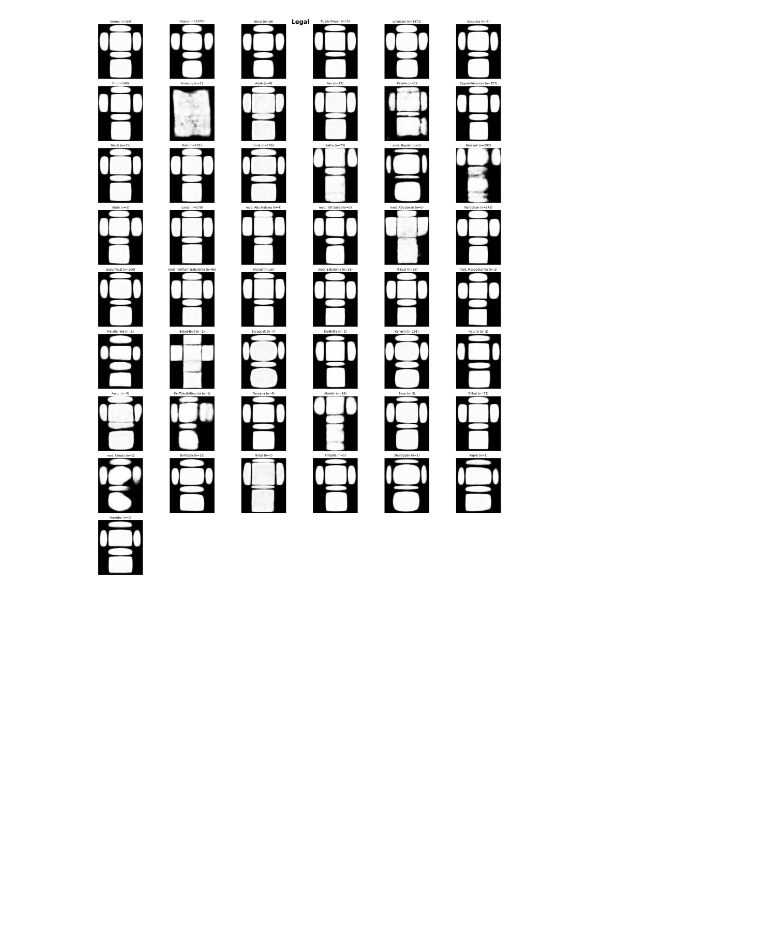
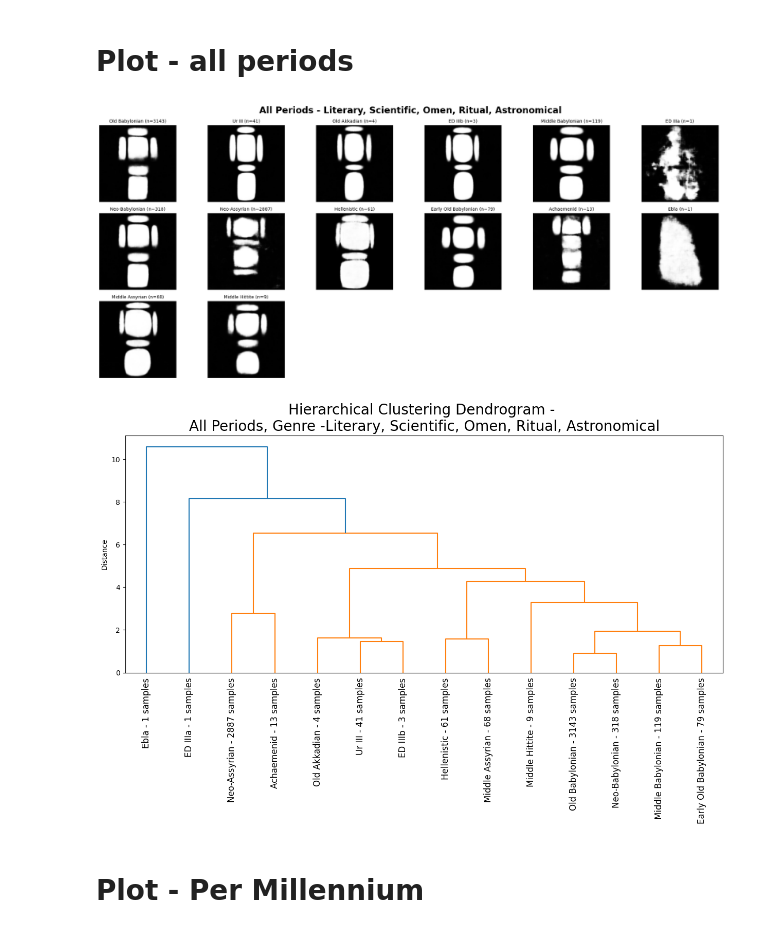
Before and after one commit to daniellekap/ShapingHistory, a Jupyter notebook: 10.1 Heirarchical clustering of tablets.ipynb, the cells around one changed output. Cells and saved outputs as stored; diff of their text form; code cells hidden in the pictures; blank space fills up the shorter version.

```diff
--- a/10.1 Heirarchical clustering of tablets.ipynb
+++ b/10.1 Heirarchical clustering of tablets.ipynb
@@ -38,4 +31,7 @@ class_weights = torch.load("data/class_weights_period.pt")
+# %%
+df_encodings_train = pd.read_csv(f'vae_encodings_and_data/vae_encoding_df_March30_w_class_train.csv')
+df_encodings_test = pd.read_csv(f'vae_encodings_and_data/vae_encoding_df_March30_w_class_test.csv')
 # %%
-chekpoint_path = f'lightning_logs/{VERSION_NAME}/checkpoints/epoch=29-step=407516.ckpt'
-vae_model = VAE.load_from_checkpoint(chekpoint_path,image_channels=1,z_dim=16, lr =1e-5, use_classification_loss=True, num_classes=num_classes,
+checkpoint_path = f'lightning_logs/{VERSION_NAME}/checkpoints/epoch=29-step=170458.ckpt'
+vae_model = VAE.load_from_checkpoint(checkpoint_path,image_channels=1,z_dim=12, lr =5e-5, use_classification_loss=True, num_classes=num_classes,
             loss_type="weighted", class_weights=class_weights, device = device)
@@ -46,5 +38,2 @@ df_enc_genre = df_encodings_train[df_encodings_train["Genre_Name"].isin(genre)]
-# %%
-mean_encodings_df = generate_mean_tablet_plot(df = df_enc_genre.drop(["Genre", "Genre_Name", "Period", "Period_Name", "Provenience"], axis = 1),
-                          column_name = "Provenience_Name", model=vae_model, grid_title = ",".join(genre))#, save_path="output/"+",".join(genre)+"_genre_by_periods.png")
-# %% [output]
-[figure, removed]
+# %% [markdown]
+# Plot - all periods
@@ -50,0 +42,14 @@ mean_encodings_df = generate_mean_tablet_plot(df = df_enc_genre.drop(["Genre", "
+# %%
+df_enc_genre_per_era = df_encodings_train[(df_encodings_train["Genre_Name"].isin(genre))]
+mean_encodings_df = generate_mean_tablet_plot(df = df_enc_genre_per_era.drop(["Genre", "Genre_Name", "Period", "CDLI_id"], axis = 1),
+                          column_name = "Period_Name", model=vae_model, grid_title = "All Periods - "+', '.join(genre),
+                                              save_path="output/dendrogram_and_mean_tablets/"+",".join(genre)+"_genre_by_periods.png")
+# %% [output]
+[figure, added]
+# %%
+hierarchical_clustering_and_dendrogram(mean_encodings_df, "Period_Name", title = "\nAll Periods, Genre -"+', '.join(genre), figsize=(15, 6), title_font_size=20,
+                                      save_path="output/dendrogram_and_mean_tablets/"+",".join(genre)+"_genre_dendrogram.png")
+# %% [output]
+[figure, added]
+# %% [markdown]
+# Plot - Per Millennium
```
Also changed, not shown: parts of 14 cells of this notebook, 5 other files.
